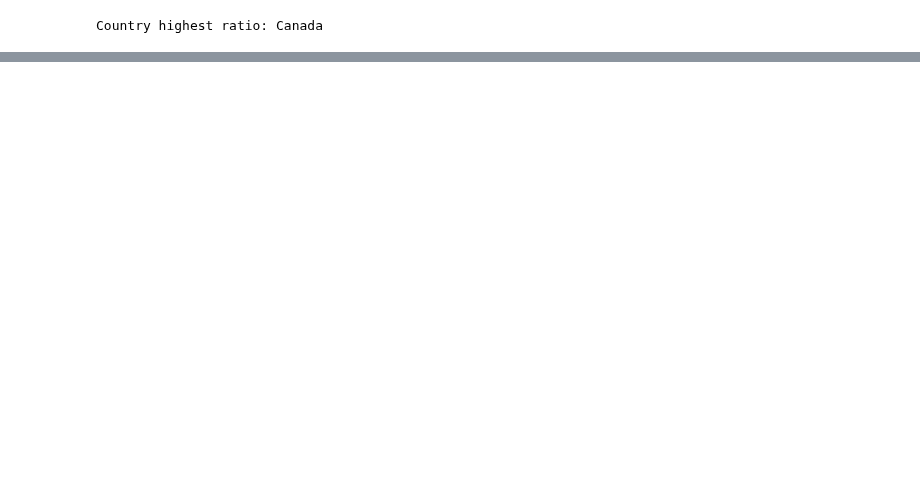
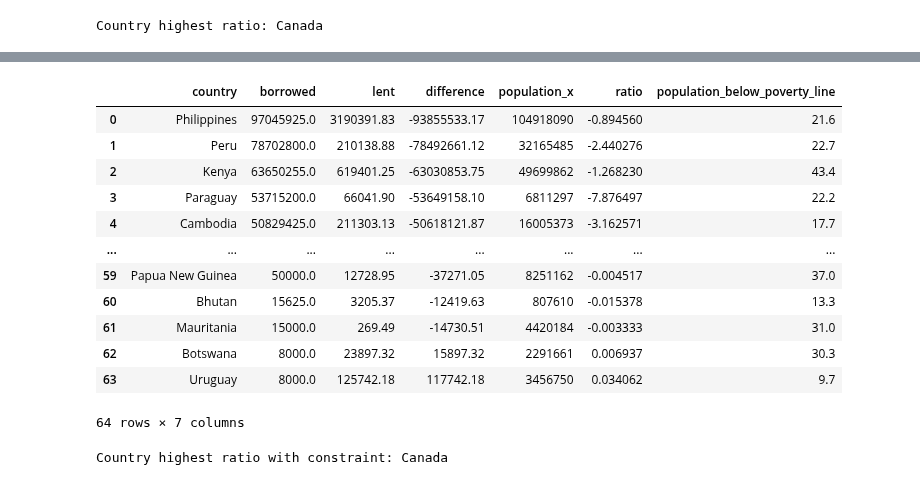
Before and after one commit to gaveter/Project_cs, a Jupyter notebook: Project.ipynb, the cells around one changed output, grey strips where cells are left out. Cells and saved outputs as stored; diff of their text form; code cells hidden in the pictures; blank space fills up the shorter version.

```diff
--- a/Project.ipynb
+++ b/Project.ipynb
@@ -676,0 +682,2 @@ Country highest ratio: Canada
+# %%
+country_info_11=country_info[['country_name','population','population_below_poverty_line']]
@@ -676,0 +726,27 @@ Country highest ratio: Canada
+# %%
+country_info_11 = country_info_11[country_info_11['population_below_poverty_line']<50]
+# %%
+country_difference_ratio = pd.merge(country_difference,country_info_11,how='inner',left_on='country',right_on='country_name')
+# %%
+country_difference_ratio.drop(columns=['country_name','population_y'],inplace=True)
+# %%
+country_difference_ratio
+# %% [output]
+|  | country | borrowed | lent | difference | population_x | ratio | population_below_poverty_line |
+| 0 | Philippines | 97045925.0 | 3190391.83 | -93855533.17 | 104918090 | -0.894560 | 21.6 |
+| 1 | Peru | 78702800.0 | 210138.88 | -78492661.12 | 32165485 | -2.440276 | 22.7 |
+| 2 | Kenya | 63650255.0 | 619401.25 | -63030853.75 | 49699862 | -1.268230 | 43.4 |
+| 3 | Paraguay | 53715200.0 | 66041.90 | -53649158.10 | 6811297 | -7.876497 | 22.2 |
+| 4 | Cambodia | 50829425.0 | 211303.13 | -50618121.87 | 16005373 | -3.162571 | 17.7 |
+| ... | ... | ... | ... | ... | ... | ... | ... |
+| 59 | Papua New Guinea | 50000.0 | 12728.95 | -37271.05 | 8251162 | -0.004517 | 37.0 |
+| 60 | Bhutan | 15625.0 | 3205.37 | -12419.63 | 807610 | -0.015378 | 13.3 |
+| 61 | Mauritania | 15000.0 | 269.49 | -14730.51 | 4420184 | -0.003333 | 31.0 |
+| 62 | Botswana | 8000.0 | 23897.32 | 15897.32 | 2291661 | 0.006937 | 30.3 |
+| 63 | Uruguay | 8000.0 | 125742.18 | 117742.18 | 3456750 | 0.034062 | 9.7 |
+64 rows × 7 columns
+# %%
+highest_ratio_notPoverty = country_difference_ratio.sort_values(by='ratio',ascending=False)
+print("Country highest ratio with constraint: "+highest_ratio.iloc[0]['country'])
+# %% [output]
+Country highest ratio with constraint: Canada
```
Also changed, not shown: parts of 7 cells of this notebook.
